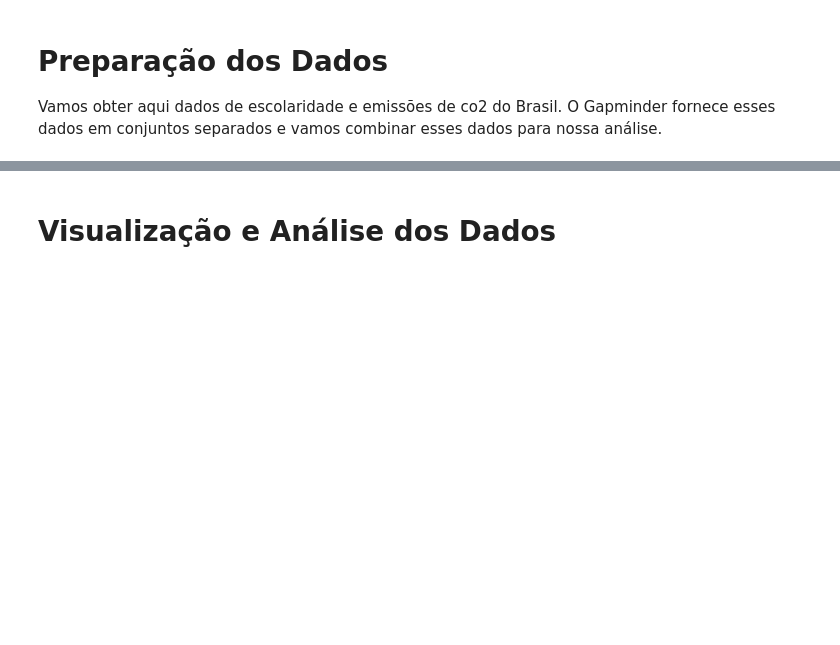
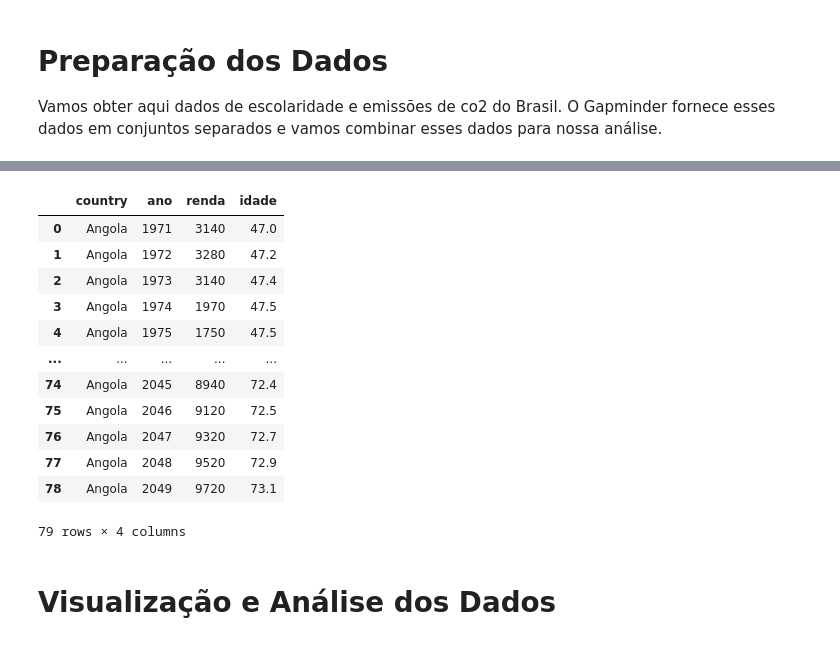
Before and after one commit to gonzalesricardo/PARADIGMAS-DE-LINGUAGEM-DE-PROGRAMA-O, a Jupyter notebook: RNG_Gapminder_WID.ipynb, the cells around one changed output, grey strips where cells are left out. Drawn from its saved outputs; the diff is of its cells as text; code cells hidden in the pictures; blank space fills up the shorter version.

```diff
--- a/RNG_Gapminder_WID.ipynb
+++ b/RNG_Gapminder_WID.ipynb
@@ -61,6 +96,20 @@ co2_BR.head()
 # %%
-BR = pd.merge(BR,co2_BR,on=['country','year'])
-BR.head()
+Angola = pd.merge(Renda_Angolano,Exp_Angolano,on=['country','ano'])
+Angola.head(250)
+# %% [output]
+|  | country | ano | renda | idade |
+| 0 | Angola | 1971 | 3140 | 47.0 |
+| 1 | Angola | 1972 | 3280 | 47.2 |
+| 2 | Angola | 1973 | 3140 | 47.4 |
+| 3 | Angola | 1974 | 1970 | 47.5 |
+| 4 | Angola | 1975 | 1750 | 47.5 |
+| ... | ... | ... | ... | ... |
+| 74 | Angola | 2045 | 8940 | 72.4 |
+| 75 | Angola | 2046 | 9120 | 72.5 |
+| 76 | Angola | 2047 | 9320 | 72.7 |
+| 77 | Angola | 2048 | 9520 | 72.9 |
+| 78 | Angola | 2049 | 9720 | 73.1 |
+79 rows × 4 columns
 # %% [markdown]
 # Visualização e Análise dos Dados
 # %%
```
Also changed, not shown: parts of 12 cells of this notebook.
